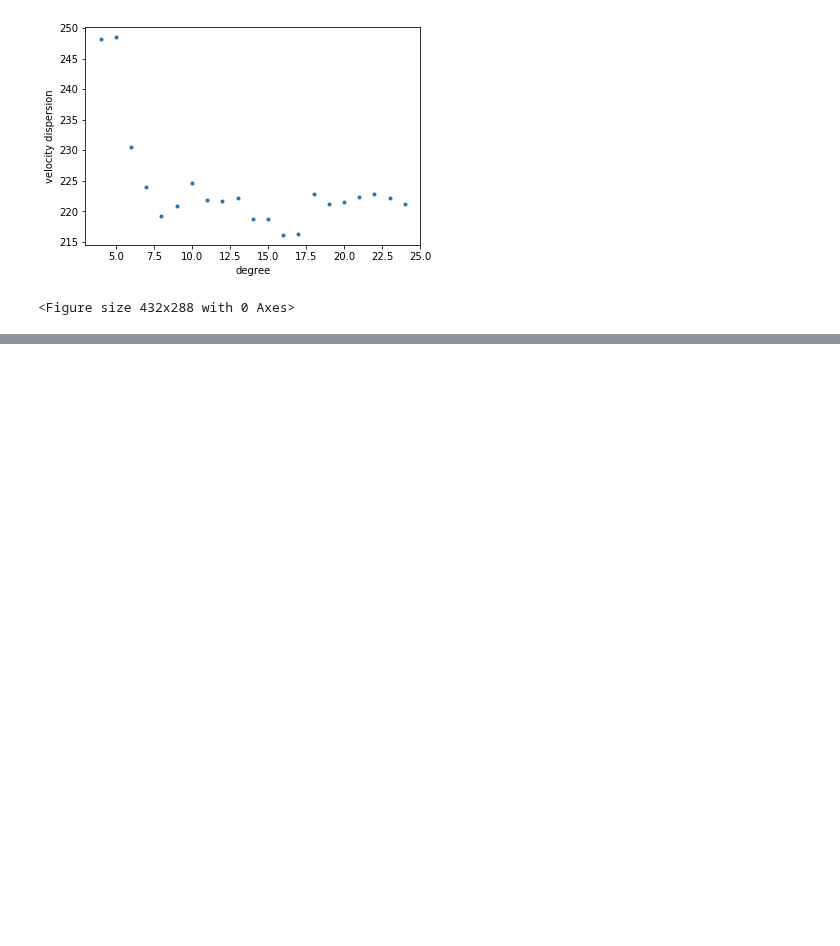
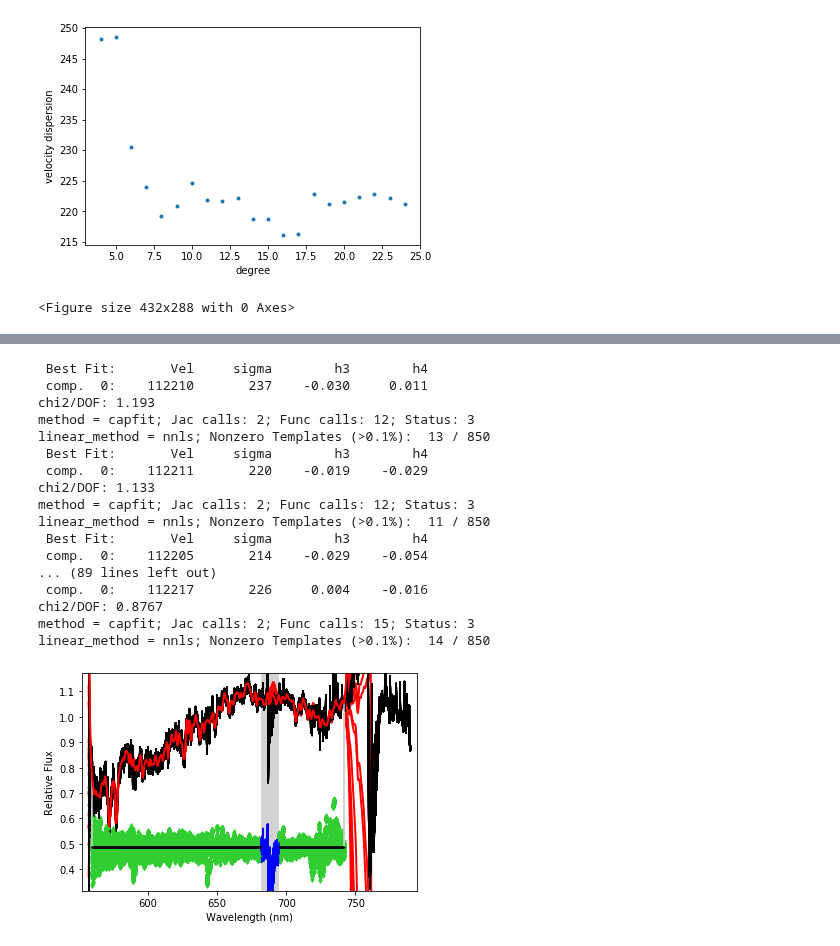
Before and after one commit to pmozumdar/ppxf_code, a Jupyter notebook: velocity_dispersion_HE0435.ipynb, the cells around one changed output, grey strips where cells are left out. Saved outputs shown, nothing was run; the diff lists cells and outputs as text; code cells hidden in the pictures; blank space fills up the shorter version.

```diff
--- a/velocity_dispersion_HE0435.ipynb
+++ b/velocity_dispersion_HE0435.ipynb
@@ -282,0 +299,26 @@ plt.figure()
+# %%
+degree = np.arange(4,25)
+velocity_dispersion = np.zeros(len(degree))
+for i in range(len(degree)):
+    pp = ppxf(templates, spectra_galaxy_rebinned, noise_rebinned, velocity_scale, start, moments=4,
+         plot=True, degree=degree[i], vsyst=dv, mask= mask, lam=np.exp(log_lamda_galaxy))
+    velocity_dispersion[i] = pp.sol[1]
+# %% [output]
+ Best Fit:       Vel     sigma        h3        h4
+ comp.  0:    112210       237    -0.030     0.011
+chi2/DOF: 1.193
+method = capfit; Jac calls: 2; Func calls: 12; Status: 3
+linear_method = nnls; Nonzero Templates (>0.1%):  13 / 850
+ Best Fit:       Vel     sigma        h3        h4
+ comp.  0:    112211       220    -0.019    -0.029
+chi2/DOF: 1.133
+method = capfit; Jac calls: 2; Func calls: 12; Status: 3
+linear_method = nnls; Nonzero Templates (>0.1%):  11 / 850
+ Best Fit:       Vel     sigma        h3        h4
+ comp.  0:    112205       214    -0.029    -0.054
+... (89 lines left out)
+ comp.  0:    112217       226     0.004    -0.016
+chi2/DOF: 0.8767
+method = capfit; Jac calls: 2; Func calls: 15; Status: 3
+linear_method = nnls; Nonzero Templates (>0.1%):  14 / 850
+[figure, added]
```
Also changed, not shown: parts of 4 cells of this notebook.
